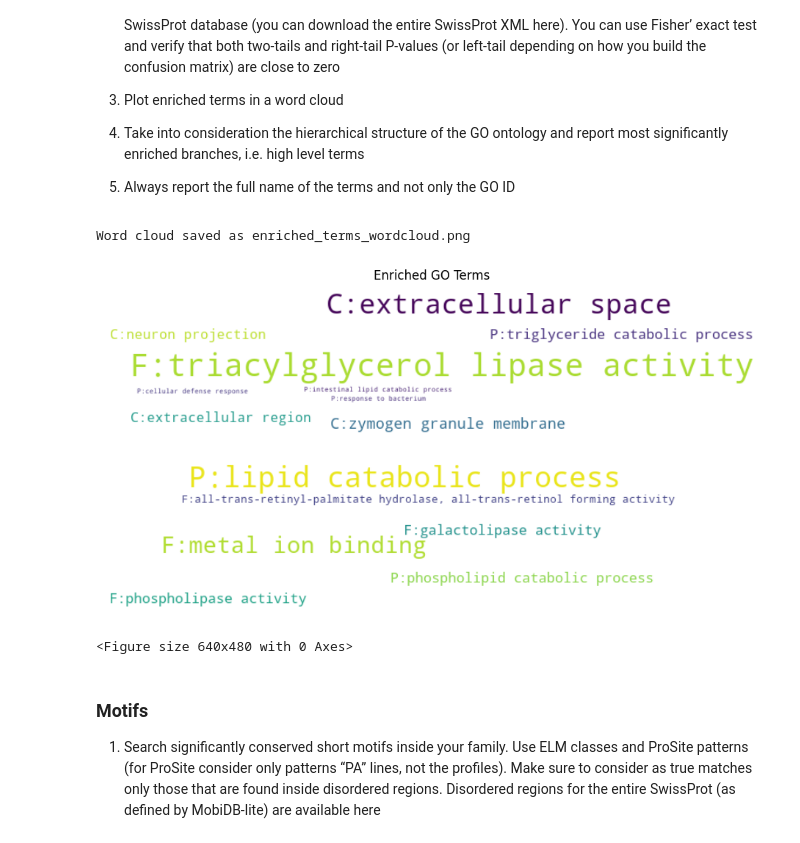
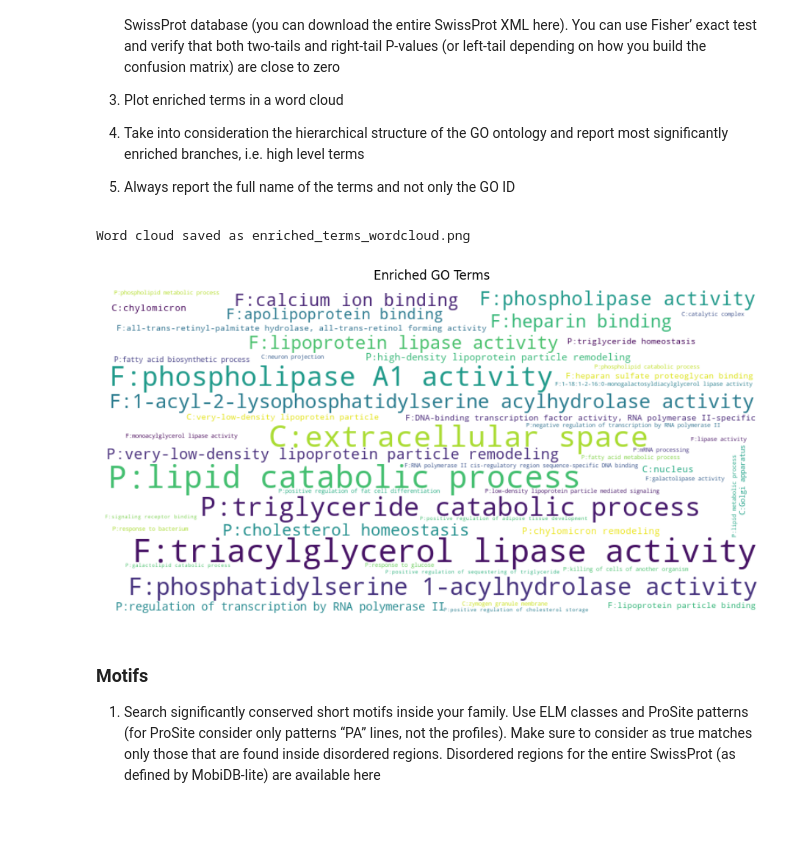
Before and after one commit to Albi1999/Protein_Domain_Family_Characterization, a Jupyter notebook: BD_Project_notebook.ipynb, the cells around one changed output. Saved outputs shown, nothing was run; the diff lists cells and outputs as text; code cells hidden in the pictures.

```diff
--- a/BD_Project_notebook.ipynb
+++ b/BD_Project_notebook.ipynb
@@ -584,37 +646,36 @@ def plot_wordcloud(enrichment_results, annotations, output_file="enriched_terms_
 # -----------------------------------------------------------------------------
 # Main Script
 # -----------------------------------------------------------------------------
 
 def main():
     # Load family protein IDs
-    protein_ids = read_protein_ids("cleaned_protein_ids.txt")
+    protein_ids = read_protein_ids("hmm_cleaned_protein_ids.txt")
     family_annotations = {pid: fetch_go_annotations(pid) for pid in protein_ids}
 
     # Fetch background annotations in batches
-    protein_batches = fetch_random_proteins(batch_size=50, total_proteins=200)
+    protein_batches = fetch_random_proteins(batch_size=50, total_proteins=217)
     background_annotations = fetch_background_annotations(protein_batches)
 
     # Flatten annotations for Fisher's test
     family_terms = flatten_annotations(family_annotations)
     background_terms = flatten_annotations(background_annotations)
 
     # Perform enrichment analysis
     unique_go_terms = set(family_terms)
     enrichment_results = {}
     for term in unique_go_terms:
         p_value = calculate_enrichment(term, family_terms, background_terms)
         if p_value < 0.05:  # Adjust threshold if needed
             enrichment_results[term] = p_value
 
     # Generate and save the word cloud
     plot_wordcloud(enrichment_results, family_annotations)
 
 if __name__ == "__main__":
     main()
 # %% [output]
 Word cloud saved as enriched_terms_wordcloud.png
-[figure, old version]
+[figure, new version]
-<Figure size 640x480 with 0 Axes>
 # %% [markdown]
 ### Motifs
 1. Search significantly conserved short motifs inside your family. Use ELM classes and ProSite patterns (for ProSite consider only patterns “PA” lines, not the profiles). Make sure to consider as true matches only those that are found inside disordered regions. Disordered regions for the entire SwissProt (as defined by MobiDB-lite) are available here
```
Also changed, not shown: parts of 2 cells of this notebook, 28 other files.
